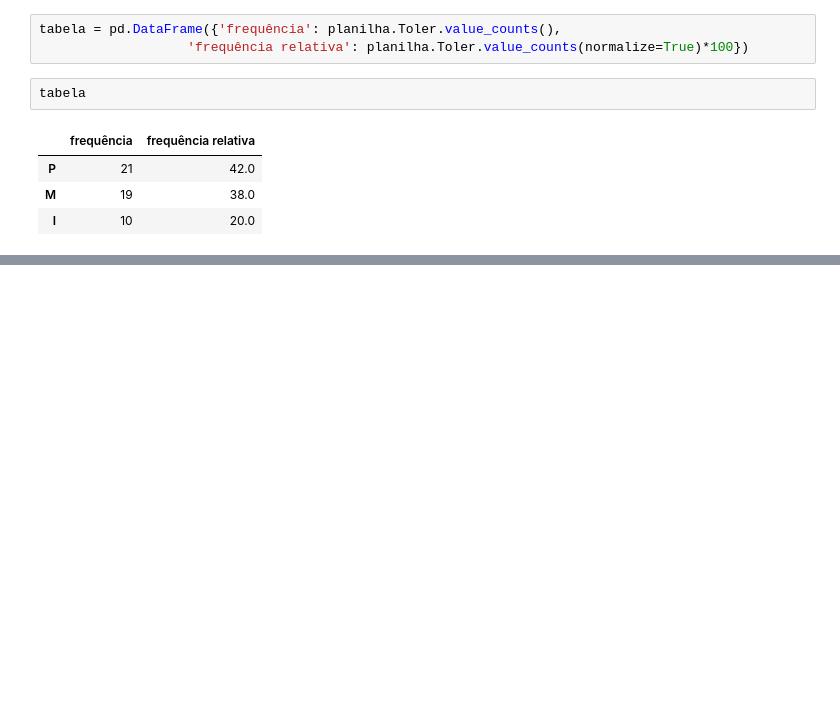
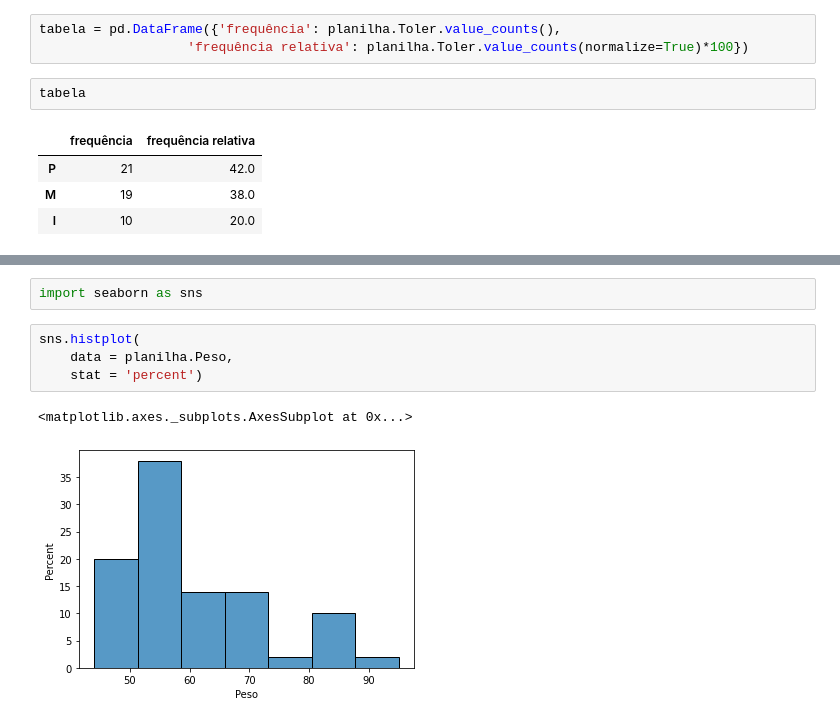
Before and after one commit to douglascdsantos/unesp_estatistica_e_probabilidade, a Jupyter notebook: aula01/tabela de frequencia.ipynb, the cells around one changed output, grey strips where cells are left out. Cells and saved outputs as stored; diff of their text form; blank space fills up the shorter version.

Commit message:
plotando histogramas

```diff
--- a/aula01/tabela de frequencia.ipynb
+++ b/aula01/tabela de frequencia.ipynb
@@ -50,0 +53,9 @@ tabela
+# %%
+import seaborn as sns
+# %%
+sns.histplot(
+    data = planilha.Peso,
+    stat = 'percent')
+# %% [output]
+<matplotlib.axes._subplots.AxesSubplot at 0x...>
+[figure, added]
```
Also changed, not shown: parts of 2 cells of this notebook.
